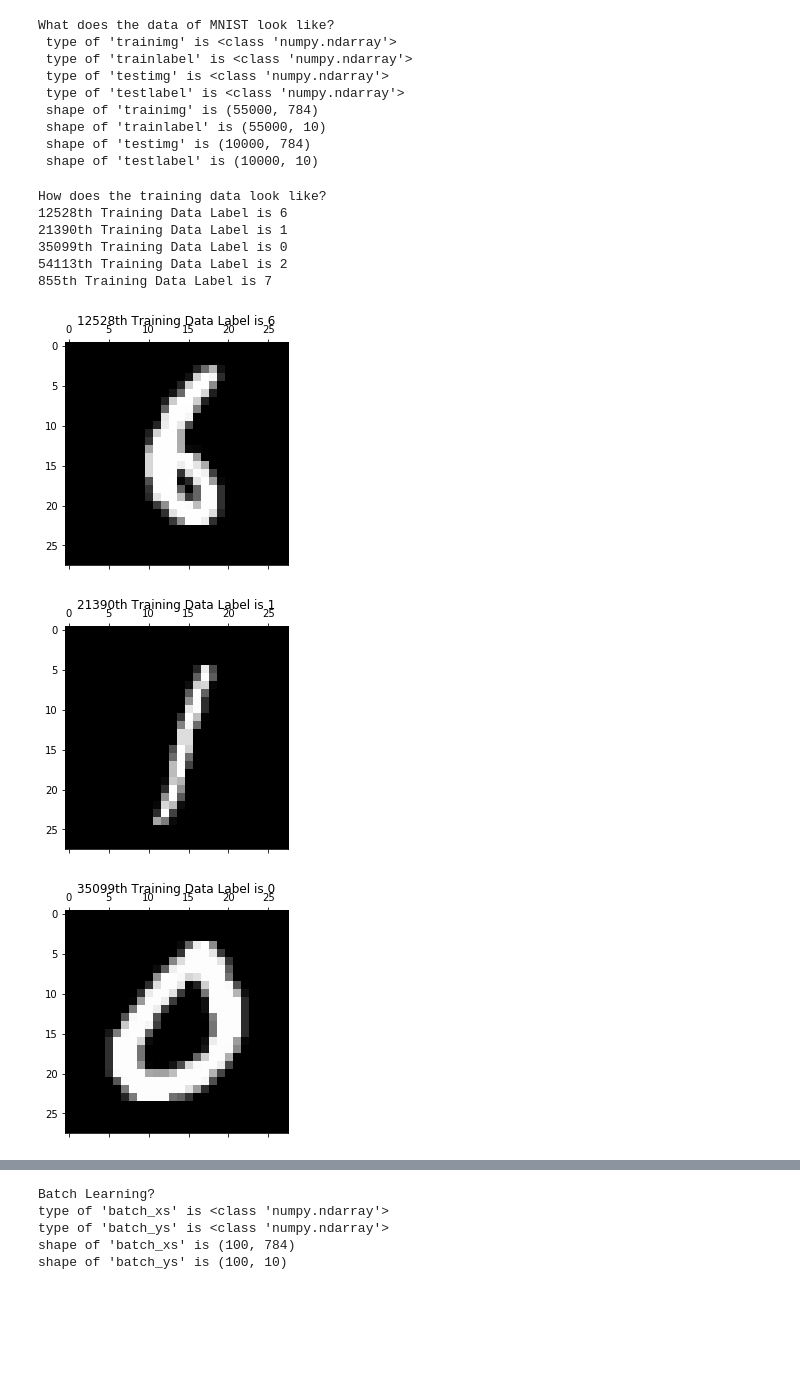
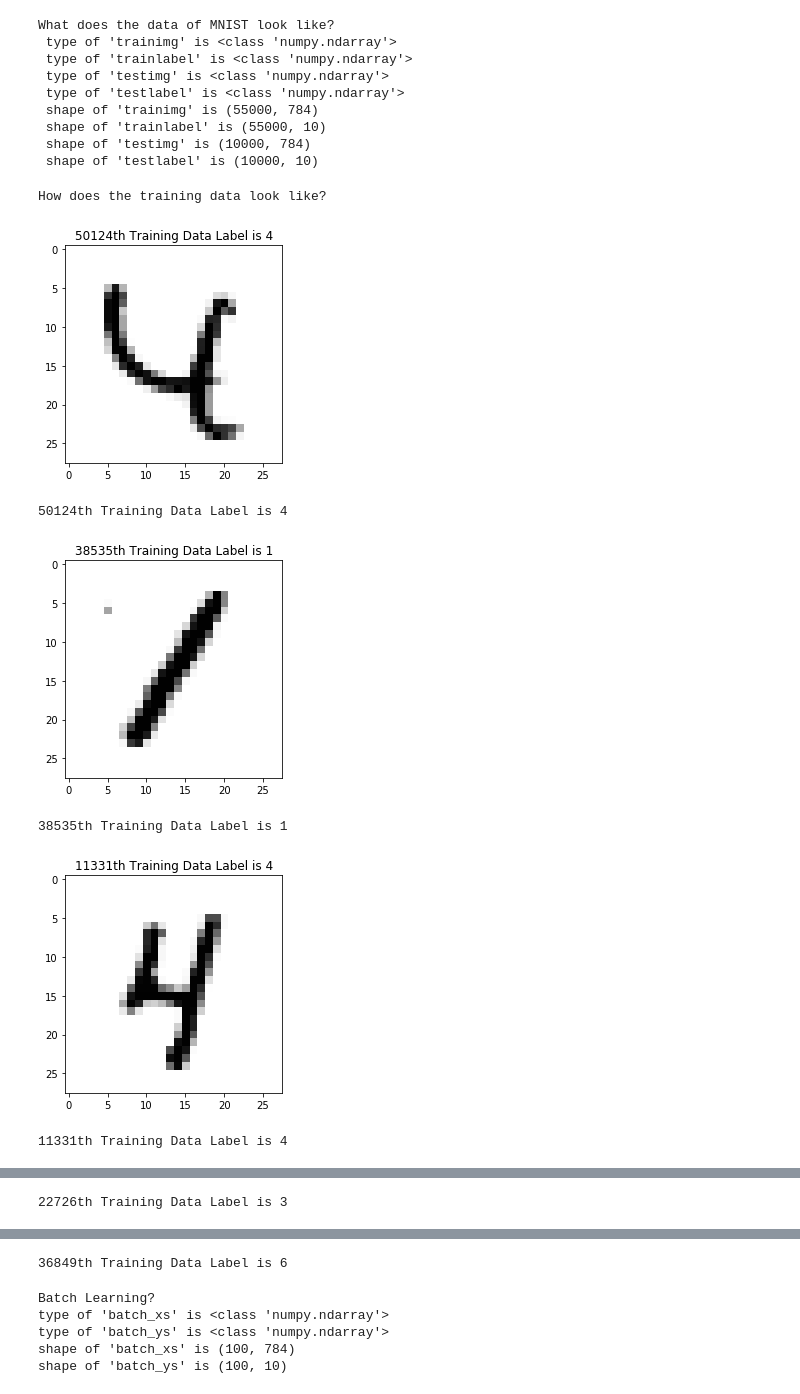
Before and after one commit to golfzonetf/tensorflow, a Jupyter notebook: basic_mnist.ipynb, the cells around one changed output, grey strips where cells are left out. Cells and saved outputs as stored; diff of their text form; code cells hidden in the pictures; blank space fills up the shorter version.

```diff
--- a/basic_mnist.ipynb
+++ b/basic_mnist.ipynb
@@ -57,24 +57,24 @@ What does the data of MNIST look like?
 # %%
 # How does the training data look like?
 print ("How does the training data look like?")
 nsample = 5
 randidx = np.random.randint(trainimg.shape[0], size=nsample)
 
 for i in randidx:
     curr_img   = np.reshape(trainimg[i, :], (28, 28)) # 28 by 28 matrix
     curr_label = np.argmax(trainlabel[i, :] ) # Label
-    plt.matshow(curr_img, cmap=plt.get_cmap('gray'))
+    plt.imshow(curr_img, cmap='Greys', interpolation='nearest')
+    #plt.matshow(curr_img, cmap=plt.get_cmap('gray'))
     plt.title("" + str(i) + "th Training Data "
               + "Label is " + str(curr_label))
+    plt.show()
     print ("" + str(i) + "th Training Data "
            + "Label is " + str(curr_label))
 # %% [output]
 How does the training data look like?
-12528th Training Data Label is 6
-21390th Training Data Label is 1
-35099th Training Data Label is 0
-54113th Training Data Label is 2
-855th Training Data Label is 7
-[figure, old version]
+[figure, new version]
+50124th Training Data Label is 4
-[figure, old version]
+[figure, new version]
+38535th Training Data Label is 1
-[figure, old version]
+[figure, new version]
+11331th Training Data Label is 4
@@ -81,0 +82 @@ How does the training data look like?
+22726th Training Data Label is 3
@@ -83,3 +84,4 @@ How does the training data look like?
+36849th Training Data Label is 6
 # %%
 # Batch Learning?
 print ("Batch Learning? ")
```
Also changed, not shown: parts of 2 cells of this notebook.
